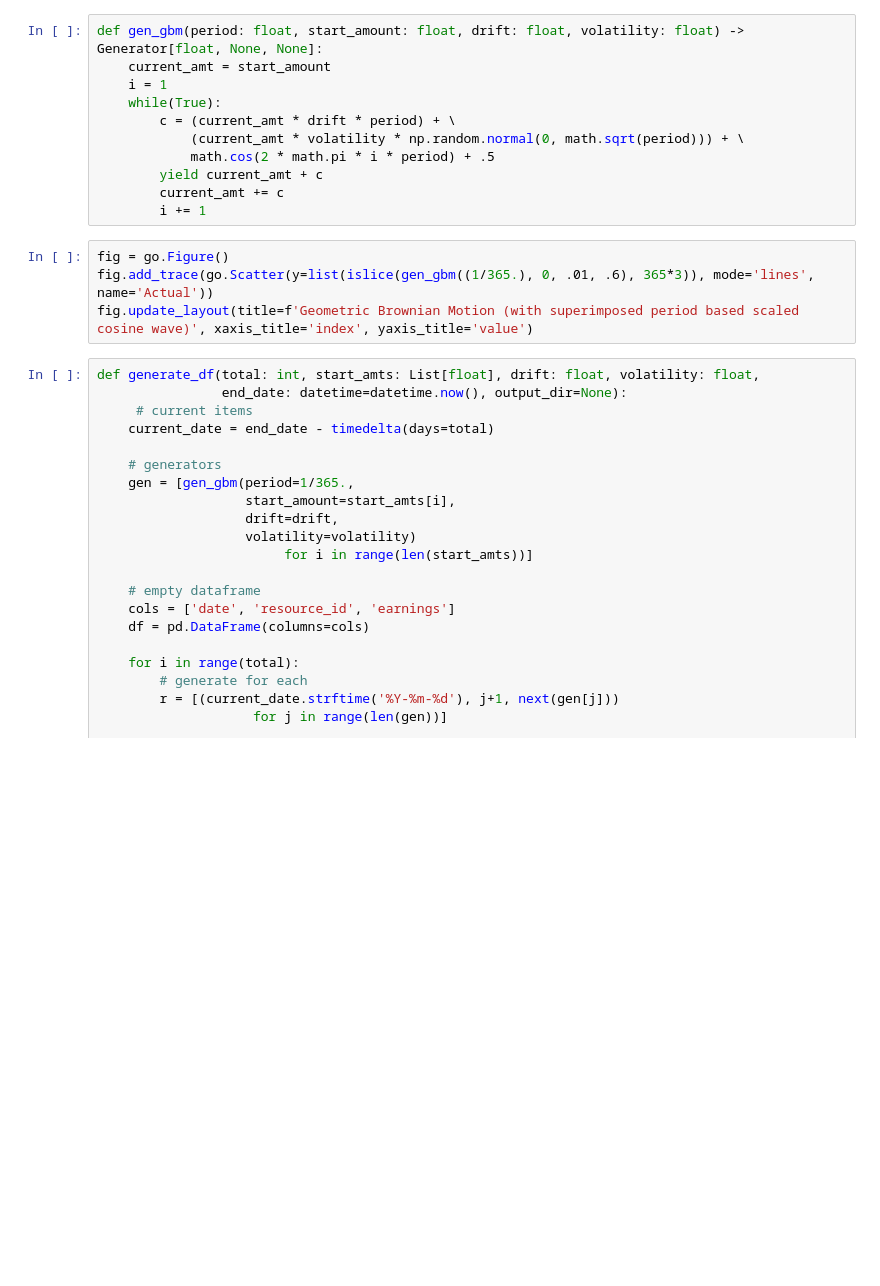
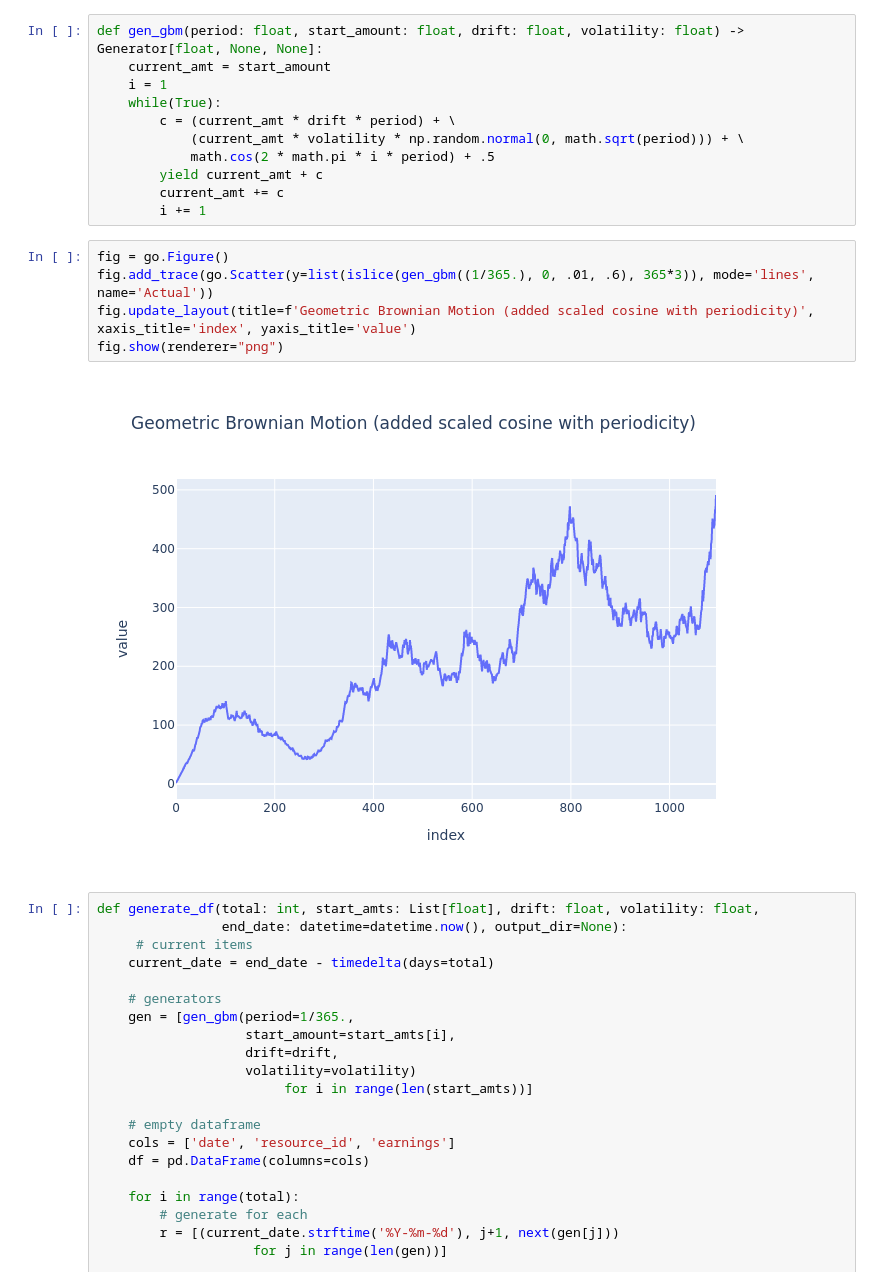
Before and after one commit to sethjuarez/tlaloc, a Jupyter notebook: notebooks/generate.ipynb, the cells around one changed output. Cells and saved outputs as stored; diff of their text form; blank space fills up the shorter version.

```diff
--- a/notebooks/generate.ipynb
+++ b/notebooks/generate.ipynb
@@ -25,7 +25,10 @@ def gen_gbm(period: float, start_amount: float, drift: float, volatility: float)
 # %%
 fig = go.Figure()
 fig.add_trace(go.Scatter(y=list(islice(gen_gbm((1/365.), 0, .01, .6), 365*3)), mode='lines', name='Actual'))
-fig.update_layout(title=f'Geometric Brownian Motion (with superimposed period based scaled cosine wave)', xaxis_title='index', yaxis_title='value')
+fig.update_layout(title=f'Geometric Brownian Motion (added scaled cosine with periodicity)', xaxis_title='index', yaxis_title='value')
+fig.show(renderer="png")
+# %% [output]
+[figure, added]
 # %%
 def generate_df(total: int, start_amts: List[float], drift: float, volatility: float,
                 end_date: datetime=datetime.now(), output_dir=None):
```
Also changed, not shown: parts of 3 cells of this notebook, 2 other files.
